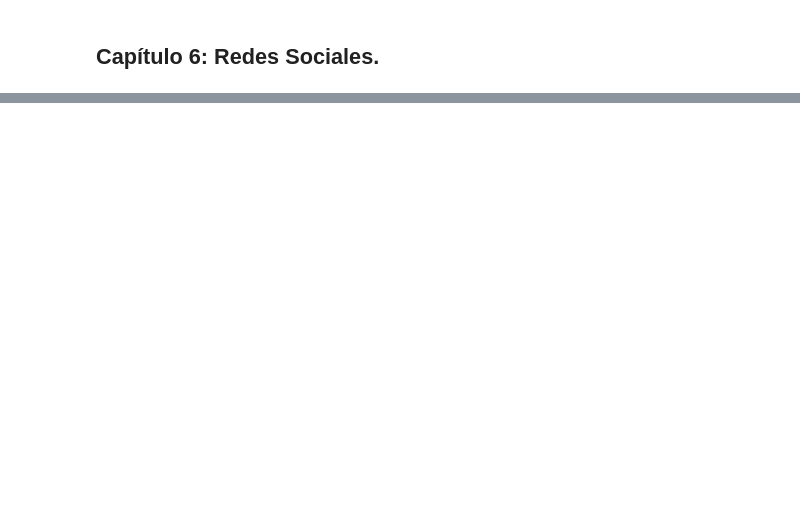
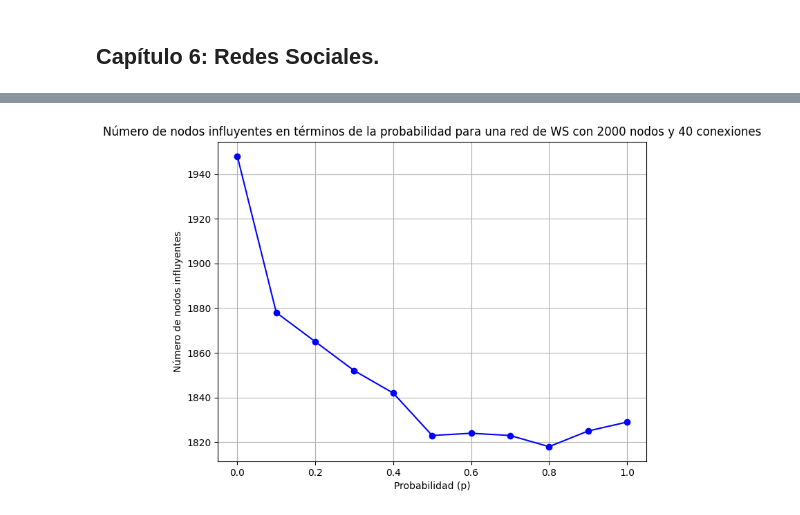
Before and after one commit to ashybabashyba/RedesComplejasUGR, a Jupyter notebook: NotebookPrincipal.ipynb, the cells around one changed output, grey strips where cells are left out. Saved outputs shown, nothing was run; the diff lists cells and outputs as text; code cells hidden in the pictures; blank space fills up the shorter version.

```diff
--- a/NotebookPrincipal.ipynb
+++ b/NotebookPrincipal.ipynb
@@ -1095,0 +1121,18 @@ Prueba para action 4.0.
+# %%
+probabilities = [i / 10.0 for i in range(11)]
+voterank_dimensions = []
+for p in probabilities:
+    WS = nx.watts_strogatz_graph(2000, 40, p)
+    dimension = len(nx.voterank(WS))
+    voterank_dimensions.append((p, dimension))
+prob_values, dim_values = zip(*voterank_dimensions)
+
+plt.figure(figsize=(8, 6))
+plt.plot(prob_values, dim_values, marker='o', linestyle='-', color='b')
+plt.xlabel('Probabilidad (p)')
+plt.ylabel('Número de nodos influyentes')
+plt.title('Número de nodos influyentes en términos de la probabilidad para una red de WS con 2000 nodos y 40 conexiones')
+plt.grid(True)
+plt.show()
+# %% [output]
+[figure, added]
```
Also changed, not shown: parts of 6 cells of this notebook.
